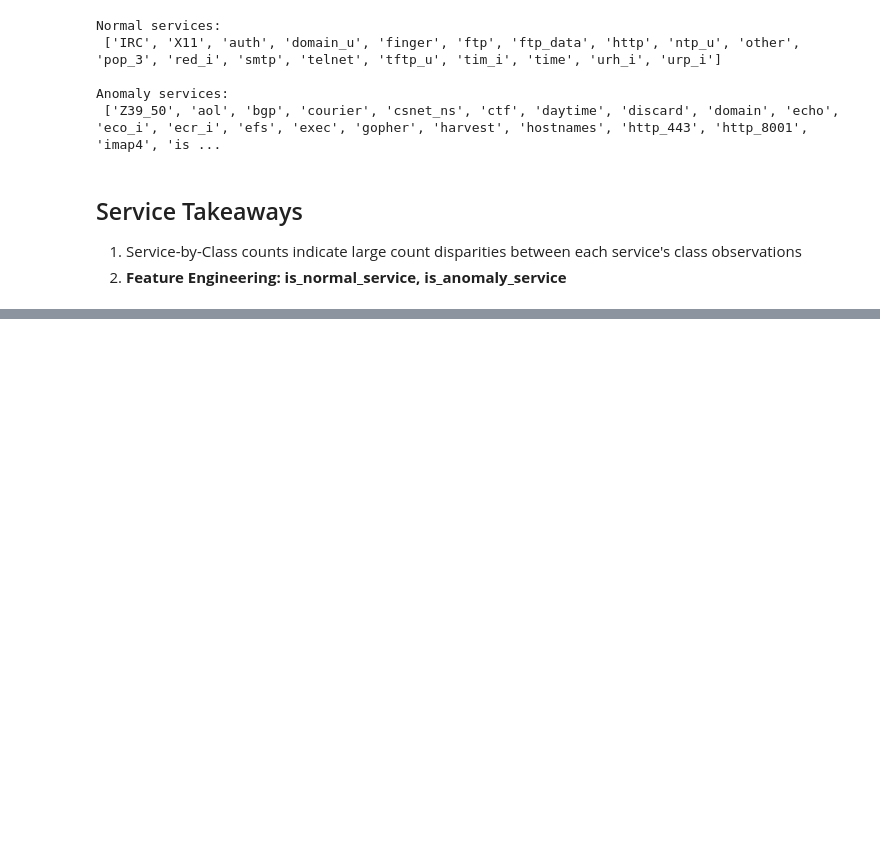
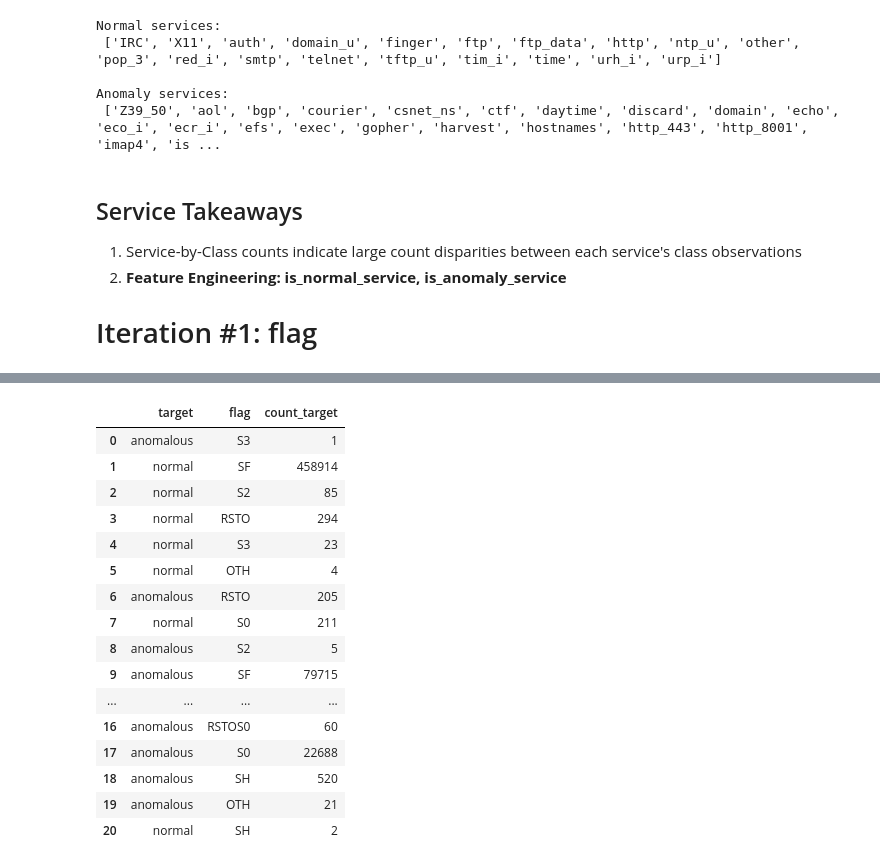
Before and after one commit to JacobPaxton/spark-intrusion-detection, a Jupyter notebook: post_MVP_explore.ipynb, the cells around one changed output, grey strips where cells are left out. Cells and saved outputs as stored; diff of their text form; code cells hidden in the pictures; blank space fills up the shorter version.

Commit message:
finalize post-MVP iteration #1 feature engineering

```diff
--- a/post_MVP_explore.ipynb
+++ b/post_MVP_explore.ipynb
@@ -297,3 +300,11 @@ Anomaly services:
 ## Service Takeaways
 1. Service-by-Class counts indicate large count disparities between each service's class observations
 2. **Feature Engineering: is_normal_service, is_anomaly_service**
+
+# Iteration #1: flag
+# %%
+# use Spark groupby to create barplot specifications
+flag_target = train.groupBy('target', 'flag')\
+    .agg(count('target').alias('count_target')).toPandas()
+flag_target
+# %% [output]
@@ -299,0 +316,17 @@ Anomaly services:
+|  | target | flag | count_target |
+| 0 | anomalous | S3 | 1 |
+| 1 | normal | SF | 458914 |
+| 2 | normal | S2 | 85 |
+| 3 | normal | RSTO | 294 |
+| 4 | normal | S3 | 23 |
+| 5 | normal | OTH | 4 |
+| 6 | anomalous | RSTO | 205 |
+| 7 | normal | S0 | 211 |
+| 8 | anomalous | S2 | 5 |
+| 9 | anomalous | SF | 79715 |
+| ... | ... | ... | ... |
+| 16 | anomalous | RSTOS0 | 60 |
+| 17 | anomalous | S0 | 22688 |
+| 18 | anomalous | SH | 520 |
+| 19 | anomalous | OTH | 21 |
+| 20 | normal | SH | 2 |
```
Also changed, not shown: parts of 17 cells of this notebook.
